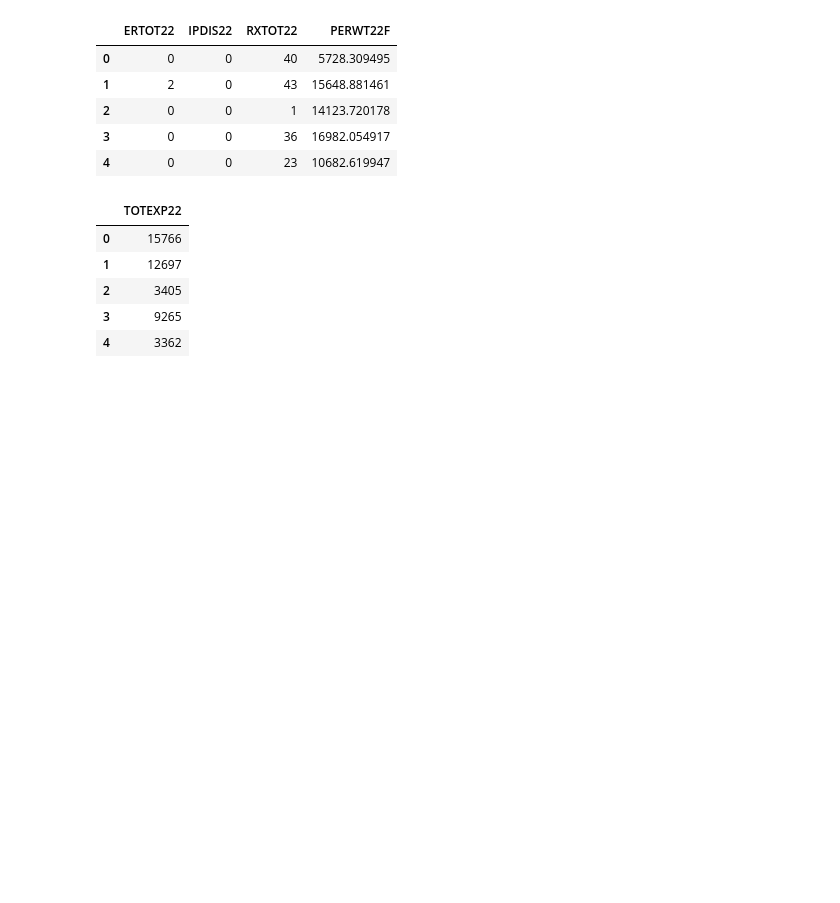
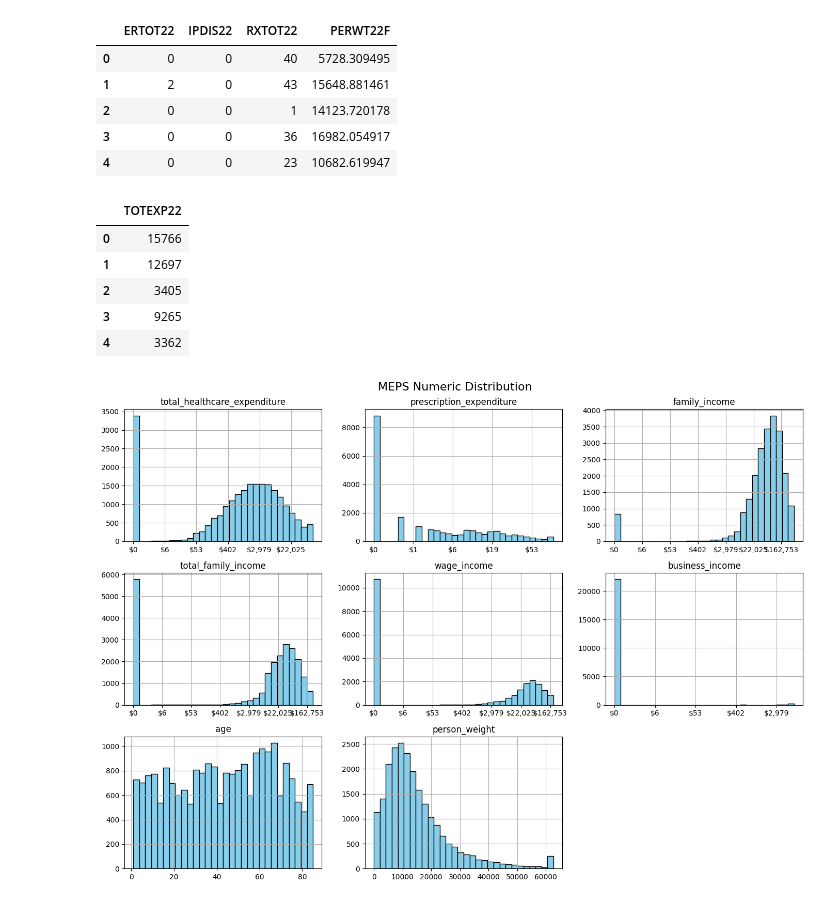
Before and after one commit to CL3364/health-insurance-risk-modeling-with-MEPS, a Jupyter notebook: notebooks/00_analysis_model.ipynb, the cells around one changed output. Cells and saved outputs as stored; diff of their text form; code cells hidden in the pictures; blank space fills up the shorter version.

Commit message:
cleaned dataset and formatted histogram

```diff
--- a/notebooks/00_analysis_model.ipynb
+++ b/notebooks/00_analysis_model.ipynb
@@ -55,6 +90,6 @@ wanted_cols = [
 
 model_cols = [c for c in wanted_cols if c in df.columns]
 
-meps_model = df[model_cols].copy()
+meps = df[model_cols].copy()
 # %%
 # Demographics
@@ -130,0 +240,89 @@ meps_model[["TOTEXP22"]].head()
+# %%
+import numpy as np
+import pandas as pd
+import matplotlib.pyplot as plt
+
+dfm = meps
+
+numeric_cols = dfm.select_dtypes(include="number").columns.tolist()
+
+# replace MEPS reserved/skip codes with NaN
+# (safe superset; keeps negatives like income losses)
+RESERVED = {-1, -2, -7, -8, -9, -10, -13, -15}
+
+df_plot = dfm.copy()
+for c in numeric_cols:
+    df_plot.loc[df_plot[c].isin(RESERVED), c] = np.nan
+
+# (log(x + 1)) to map to 0 instead of negatives
+
+def signed_log1p(x: pd.Series) -> pd.Series:
+    x = x.astype(float)
+    return np.sign(x) * np.log1p(np.abs(x))
+
+exp_like = [c for c in [
+    "total_healthcare_expenditure",
+    "er_expenditure",
+    "inpatient_expenditure",
+    "prescription_expenditure",
+] if c in numeric_cols]
+
+income_like = [c for c in [
+    "family_income",
+    "total_family_income",
+    "wage_income",
+    "business_income",
+] if c in numeric_cols]
+
+other_numeric = [c for c in numeric_cols if c not in exp_like + income_like]
+
+plot_df = pd.DataFrame(index=df_plot.index)
+
+for c in exp_like:
+    plot_df[c + "_log1p"] = np.log1p(df_plot[c].astype(float))
+
+for c in income_like:
+    plot_df[c + "_signed_log1p"] = signed_log1p(df_plot[c])
+
+for c in other_numeric:
+    plot_df[c] = df_plot[c]
+
+cols_to_plot = plot_df.columns.tolist()
+
+if not cols_to_plot:
+    print("No numeric columns to plot.")
+else:
+    def clip_series(s: pd.Series, lo=0.01, hi=0.99):
+        s = s.dropna()
+        if s.empty:
+            return s
+        a, b = s.quantile([lo, hi]).values
+        return s.clip(a, b)
+
+    plot_df_clipped = pd.DataFrame({c: clip_series(plot_df[c]) for c in cols_to_plot})
+
+    ax = plot_df_clipped[cols_to_plot].hist(
+        bins=30,
+        figsize=(14, 10),
+        color="skyblue",
+        edgecolor="black"
+    )
+    axes = np.ravel(ax)
+    for col, axis in zip(cols_to_plot, axes):
+        if col.endswith("_log1p"):
+            axis.xaxis.set_major_formatter(FuncFormatter(dollars_from_log1p))
+        elif col.endswith("_signed_log1p"):
+            axis.xaxis.set_major_formatter(FuncFormatter(compact_dollars_from_signed_log))
+            axis.xaxis.set_major_locator(MaxNLocator(nbins=3, prune="both"))
+            for label in axis.get_xticklabels():
+                label.set_rotation(30)
+                label.set_horizontalalignment("right")
+        base_name = col.replace("_signed_log1p", "").replace("_log1p", "")
+        axis.set_title(base_name)
+        axis.set_xlabel("")
+        axis.set_ylabel("")
+    plt.suptitle("MEPS Numeric Distribution", fontsize=16)
+    plt.tight_layout()
+    plt.show()
+# %% [output]
+[figure, added]
```
Also changed, not shown: parts of 9 cells of this notebook.
